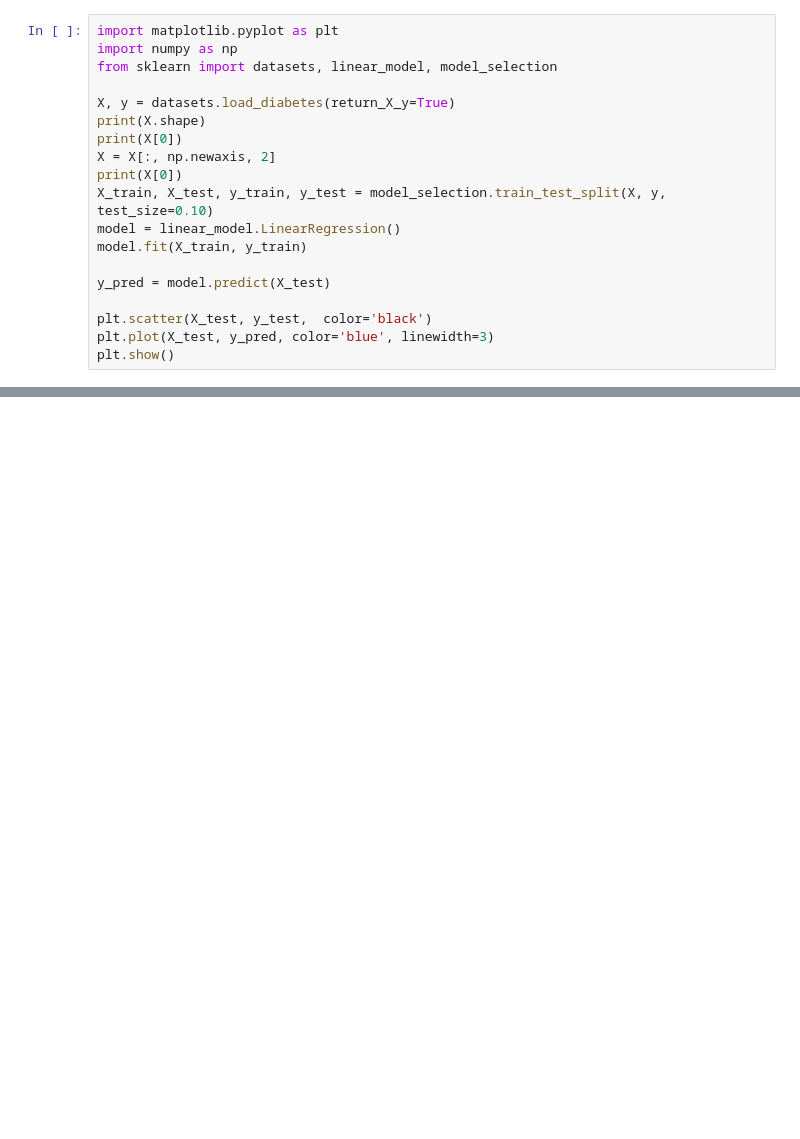
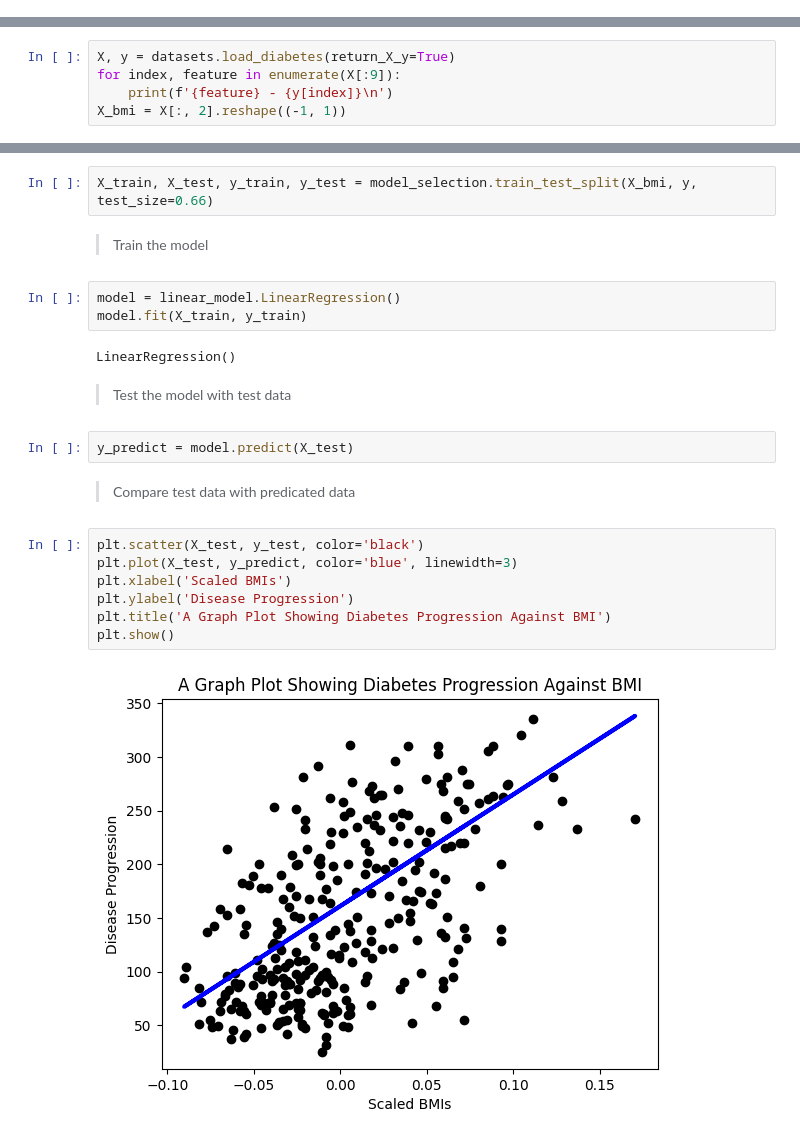
Before and after one commit to zprde/ML-For-Beginners, a Jupyter notebook: 2-Regression/1-Tools/notebook.ipynb, the cells around one changed output, grey strips where cells are left out. Drawn from its saved outputs; the diff is of its cells as text; blank space fills up the shorter version.

```diff
--- a/2-Regression/1-Tools/notebook.ipynb
+++ b/2-Regression/1-Tools/notebook.ipynb
@@ -1,19 +0,0 @@
-# %%
-import matplotlib.pyplot as plt
-import numpy as np
-from sklearn import datasets, linear_model, model_selection
-
-X, y = datasets.load_diabetes(return_X_y=True)
-print(X.shape)
-print(X[0])
-X = X[:, np.newaxis, 2]
-print(X[0])
-X_train, X_test, y_train, y_test = model_selection.train_test_split(X, y, test_size=0.10)
-model = linear_model.LinearRegression()
-model.fit(X_train, y_train)
-
-y_pred = model.predict(X_test)
-
-plt.scatter(X_test, y_test,  color='black')
-plt.plot(X_test, y_pred, color='blue', linewidth=3)
-plt.show()
@@ -25,0 +23,5 @@ plt.show()
+# %%
+X, y = datasets.load_diabetes(return_X_y=True)
+for index, feature in enumerate(X[:9]):
+    print(f'{feature} - {y[index]}\n')
+X_bmi = X[:, 2].reshape((-1, 1))
@@ -25,0 +48,24 @@ plt.show()
+# %%
+X_train, X_test, y_train, y_test = model_selection.train_test_split(X_bmi, y, test_size=0.66)
+# %% [markdown]
+> Train the model
+# %%
+model = linear_model.LinearRegression()
+model.fit(X_train, y_train)
+# %% [output]
+LinearRegression()
+# %% [markdown]
+> Test the model with test data
+# %%
+y_predict = model.predict(X_test)
+# %% [markdown]
+> Compare test data with predicated data
+# %%
+plt.scatter(X_test, y_test, color='black')
+plt.plot(X_test, y_predict, color='blue', linewidth=3)
+plt.xlabel('Scaled BMIs')
+plt.ylabel('Disease Progression')
+plt.title('A Graph Plot Showing Diabetes Progression Against BMI')
+plt.show()
+# %% [output]
+[figure, added]
```
Also changed, not shown: parts of 6 cells of this notebook.
